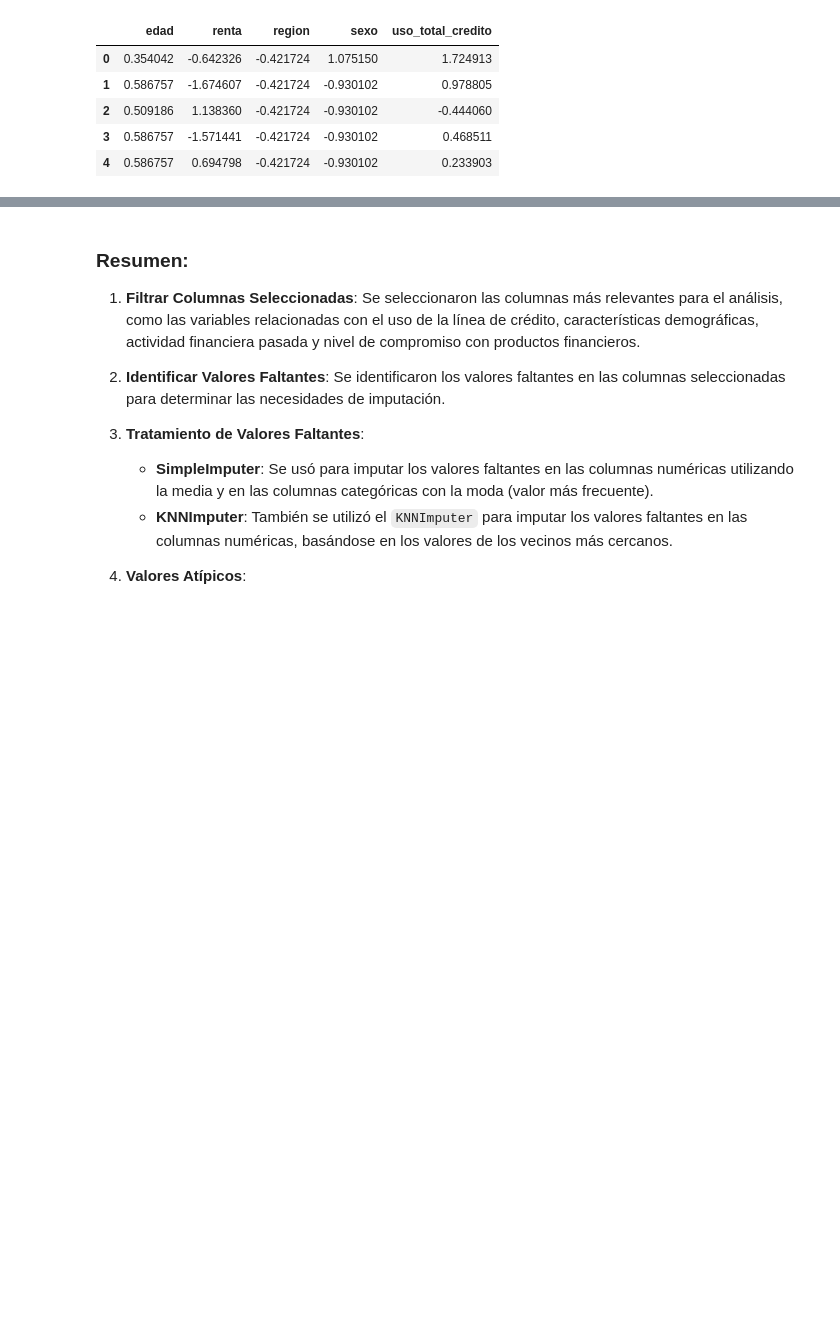
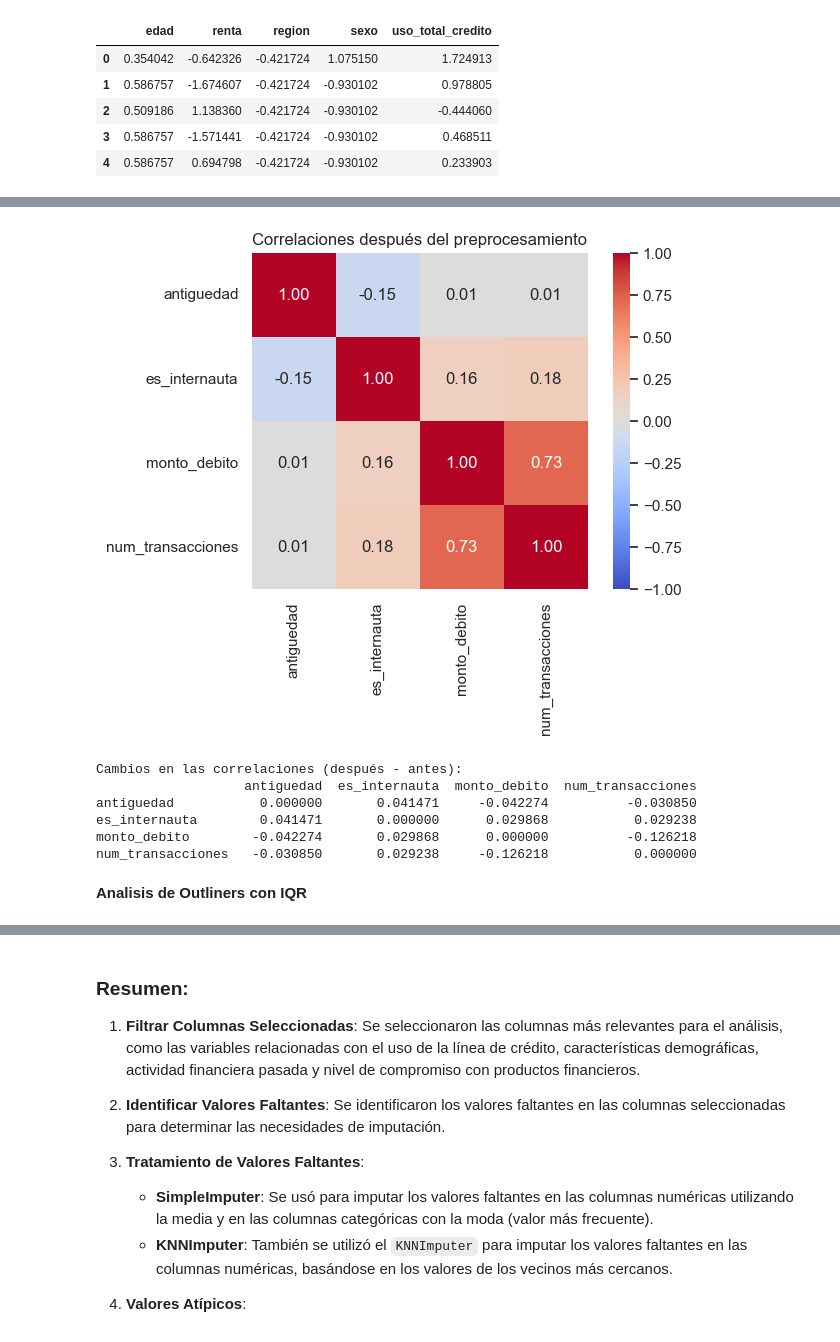
Before and after one commit to Wachitugo/Monopoly, a Jupyter notebook: notebook/monopoly.ipynb, the cells around one changed output, grey strips where cells are left out. Cells and saved outputs as stored; diff of their text form; code cells hidden in the pictures; blank space fills up the shorter version.

```diff
--- a/notebook/monopoly.ipynb
+++ b/notebook/monopoly.ipynb
@@ -475,0 +599,29 @@ df_outliers_scaled.head()
+# %%
+plt.figure(figsize=(12, 5))
+plt.subplot(1, 2, 2)
+sns.heatmap(df_sin_outliers.corr(),
+            annot=True,
+            cmap='coolwarm',
+            vmin=-1,
+            vmax=1,
+            fmt='.2f',
+            square=True)
+plt.title("Correlaciones después del preprocesamiento")
+
+plt.tight_layout()
+plt.show()
+# %% [output]
+[figure, added]
+# %%
+diff_corr = df_sin_outliers.corr() - df_seleccion.corr()
+print("\nCambios en las correlaciones (después - antes):")
+print(diff_corr)
+# %% [output]
+Cambios en las correlaciones (después - antes):
+                   antiguedad  es_internauta  monto_debito  num_transacciones
+antiguedad           0.000000       0.041471     -0.042274          -0.030850
+es_internauta        0.041471       0.000000      0.029868           0.029238
+monto_debito        -0.042274       0.029868      0.000000          -0.126218
+num_transacciones   -0.030850       0.029238     -0.126218           0.000000
+# %% [markdown]
+**Analisis de Outliners con IQR**
```
Also changed, not shown: parts of 22 cells of this notebook.
